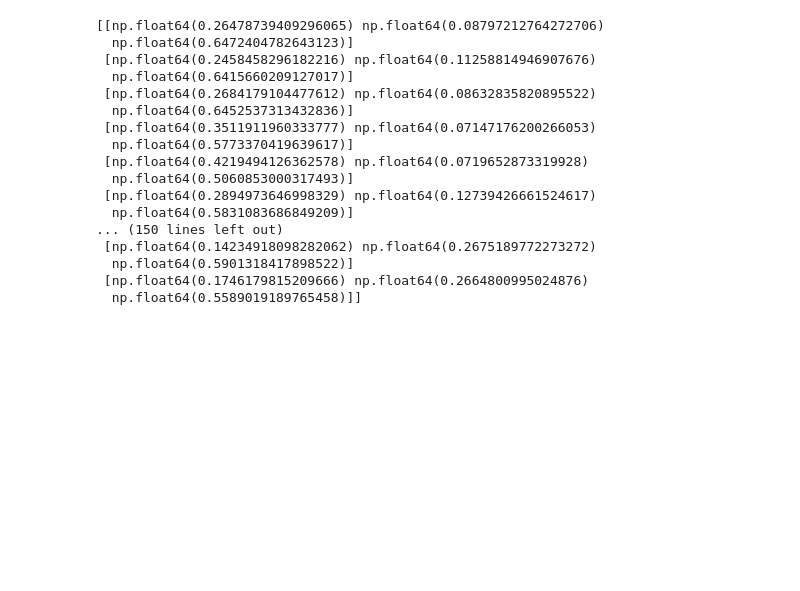
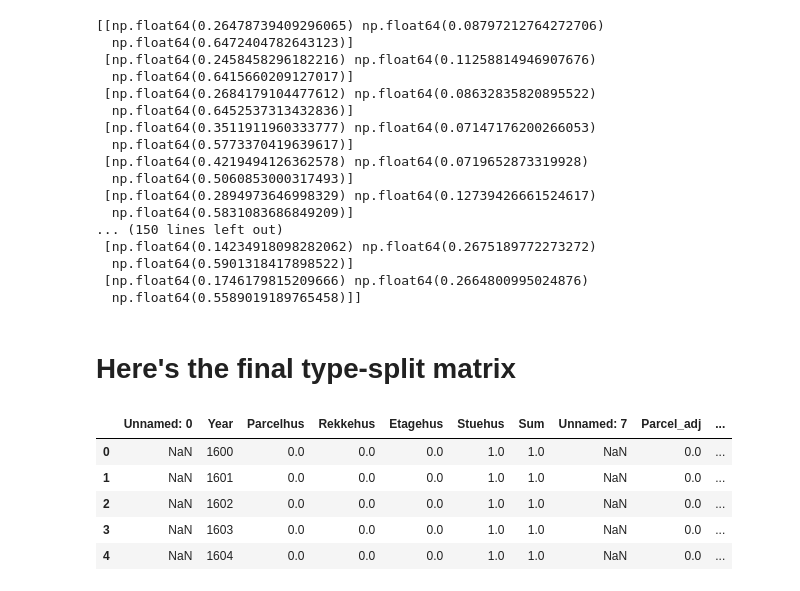
Before and after one commit to emilthestudious/TEP4290-project, a Jupyter notebook: type_split.ipynb, the cells around one changed output. Saved outputs shown, nothing was run; the diff lists cells and outputs as text; code cells hidden in the pictures; blank space fills up the shorter version.

```diff
--- a/type_split.ipynb
+++ b/type_split.ipynb
@@ -316,3 +324,16 @@ print(array_type_split_1943_2025)
   np.float64(0.5901318417898522)]
  [np.float64(0.1746179815209666) np.float64(0.2664800995024876)
   np.float64(0.5589019189765458)]]
+# %% [markdown]
+# Here's the final type-split matrix
+# %%
+final_type_split_data = pd.read_excel('type_split_m_inflows_df_1943_2025.xlsx')
+
+final_type_split_data.head()
+# %% [output]
+|  | Unnamed: 0 | Year | Parcelhus | Rekkehus | Etagehus | Stuehus | Sum | Unnamed: 7 | Parcel_adj | ... |
+| 0 | NaN | 1600 | 0.0 | 0.0 | 0.0 | 1.0 | 1.0 | NaN | 0.0 | ... |
+| 1 | NaN | 1601 | 0.0 | 0.0 | 0.0 | 1.0 | 1.0 | NaN | 0.0 | ... |
+| 2 | NaN | 1602 | 0.0 | 0.0 | 0.0 | 1.0 | 1.0 | NaN | 0.0 | ... |
+| 3 | NaN | 1603 | 0.0 | 0.0 | 0.0 | 1.0 | 1.0 | NaN | 0.0 | ... |
+| 4 | NaN | 1604 | 0.0 | 0.0 | 0.0 | 1.0 | 1.0 | NaN | 0.0 | ... |
```
Also changed, not shown: parts of 5 cells of this notebook, 3 other files.
